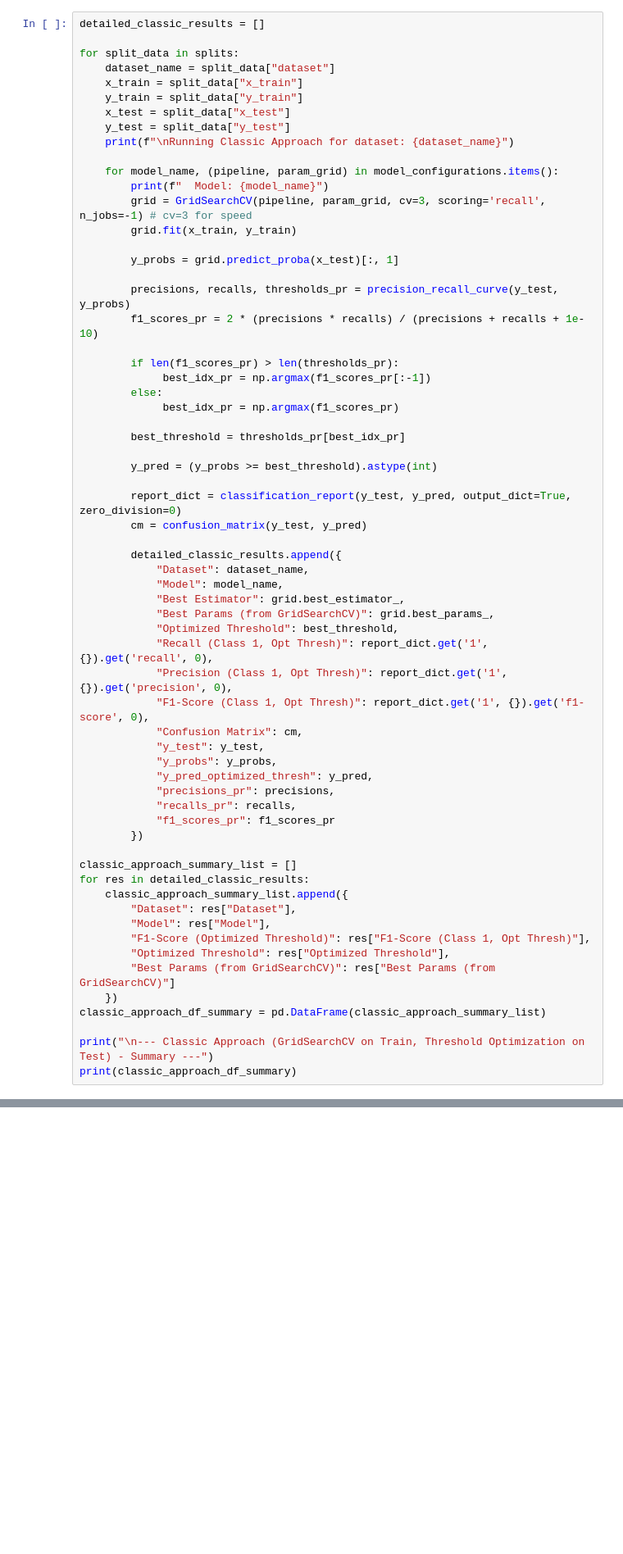
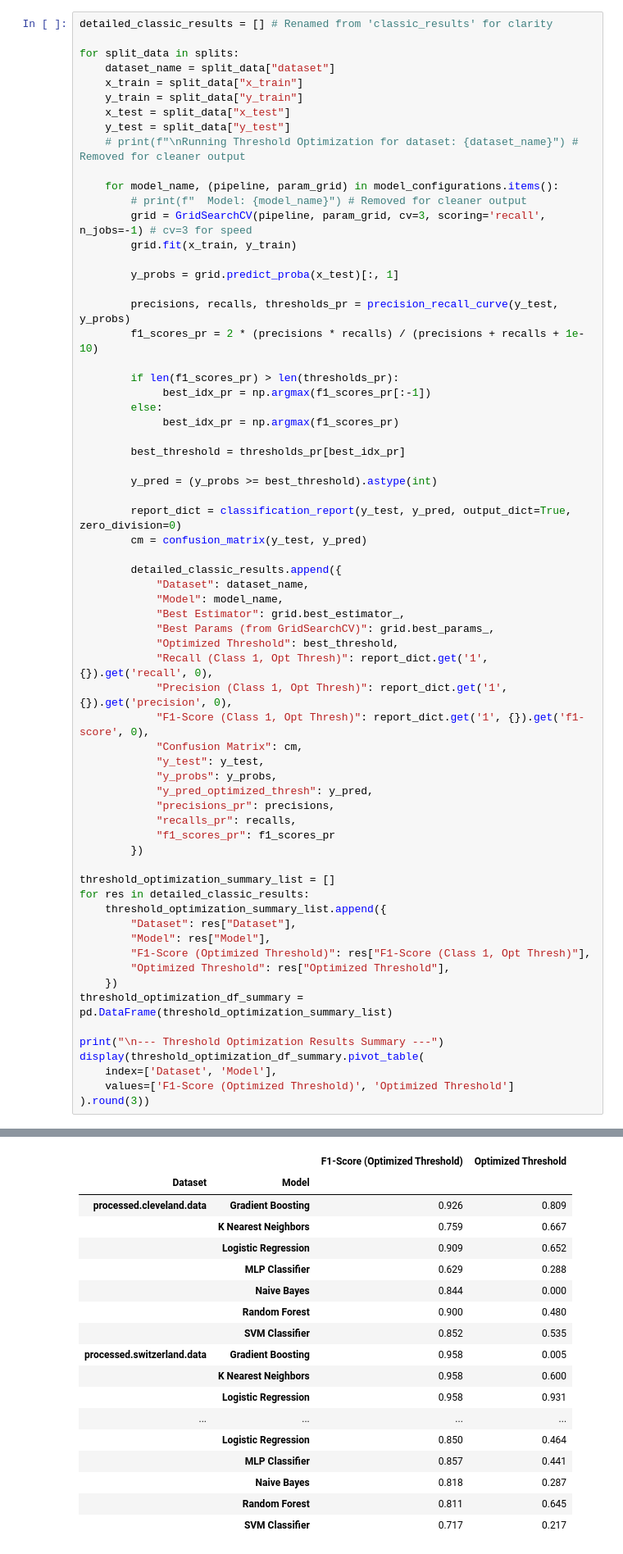
Before and after one commit to BytebenderCoco/machine-learning-predicting-heart-disease, a Jupyter notebook: major-overhaul.ipynb, the cells around one changed output, grey strips where cells are left out. Shown at 82% size. Drawn from its saved outputs; the diff is of its cells as text; blank space fills up the shorter version.

```diff
--- a/major-overhaul.ipynb
+++ b/major-overhaul.ipynb
@@ -297,6 +312,6 @@ Running Nested CV for dataset: processed.switzerland.data
 This approach tunes hyperparameters on the training set (optimizing for 'recall' in GridSearchCV), predicts probabilities on the test set, and then optimizes the decision threshold to maximize F1-score on the test set.
 # %%
-detailed_classic_results = []
+detailed_classic_results = [] # Renamed from 'classic_results' for clarity
 
 for split_data in splits:
     dataset_name = split_data["dataset"]
@@ -304,10 +319,10 @@ for split_data in splits:
     y_train = split_data["y_train"]
     x_test = split_data["x_test"]
     y_test = split_data["y_test"]
-    print(f"\nRunning Classic Approach for dataset: {dataset_name}")
+    # print(f"\nRunning Threshold Optimization for dataset: {dataset_name}") # Removed for cleaner output
 
     for model_name, (pipeline, param_grid) in model_configurations.items():
-        print(f"  Model: {model_name}")
+        # print(f"  Model: {model_name}") # Removed for cleaner output
         grid = GridSearchCV(pipeline, param_grid, cv=3, scoring='recall', n_jobs=-1) # cv=3 for speed
         grid.fit(x_train, y_train)
 
@@ -346,17 +361,19 @@ for split_data in splits:
             "f1_scores_pr": f1_scores_pr
         })
 
-classic_approach_summary_list = []
+threshold_optimization_summary_list = []
 for res in detailed_classic_results:
-    classic_approach_summary_list.append({
+    threshold_optimization_summary_list.append({
         "Dataset": res["Dataset"],
         "Model": res["Model"],
         "F1-Score (Optimized Threshold)": res["F1-Score (Class 1, Opt Thresh)"],
         "Optimized Threshold": res["Optimized Threshold"],
-        "Best Params (from GridSearchCV)": res["Best Params (from GridSearchCV)"]
     })
-classic_approach_df_summary = pd.DataFrame(classic_approach_summary_list)
+threshold_optimization_df_summary = pd.DataFrame(threshold_optimization_summary_list)
 
-print("\n--- Classic Approach (GridSearchCV on Train, Threshold Optimization on Test) - Summary ---")
-print(classic_approach_df_summary)
+print("\n--- Threshold Optimization Results Summary ---")
+display(threshold_optimization_df_summary.pivot_table(
+    index=['Dataset', 'Model'],
+    values=['F1-Score (Optimized Threshold)', 'Optimized Threshold']
+).round(3))
 # %% [output]
@@ -380,3 +381,21 @@ Running Classic Approach for dataset: processed.switzerland.data
+|  |  | F1-Score (Optimized Threshold) | Optimized Threshold |
+| Dataset | Model |  |  |
+| processed.cleveland.data | Gradient Boosting | 0.926 | 0.809 |
+|  | K Nearest Neighbors | 0.759 | 0.667 |
+|  | Logistic Regression | 0.909 | 0.652 |
+|  | MLP Classifier | 0.629 | 0.288 |
+|  | Naive Bayes | 0.844 | 0.000 |
+|  | Random Forest | 0.900 | 0.480 |
+|  | SVM Classifier | 0.852 | 0.535 |
+| processed.switzerland.data | Gradient Boosting | 0.958 | 0.005 |
+|  | K Nearest Neighbors | 0.958 | 0.600 |
+|  | Logistic Regression | 0.958 | 0.931 |
+| ... | ... | ... | ... |
+|  | Logistic Regression | 0.850 | 0.464 |
+|  | MLP Classifier | 0.857 | 0.441 |
+|  | Naive Bayes | 0.818 | 0.287 |
+|  | Random Forest | 0.811 | 0.645 |
+|  | SVM Classifier | 0.717 | 0.217 |
 # %% [markdown]
 ## 7. Results Visualization and Comparison
 # %% [markdown]
```
Also changed, not shown: parts of 16 cells of this notebook.
